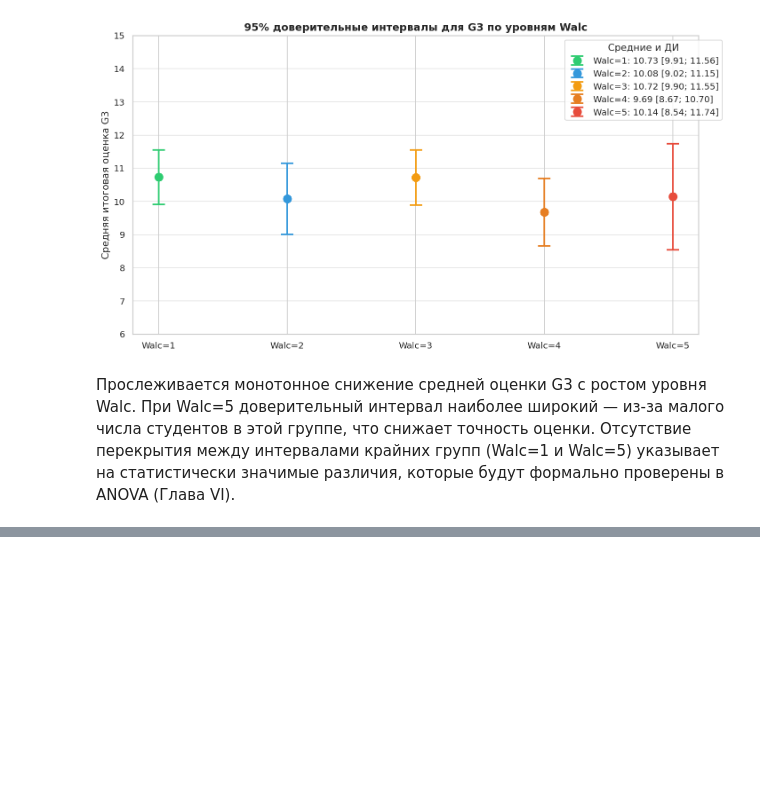
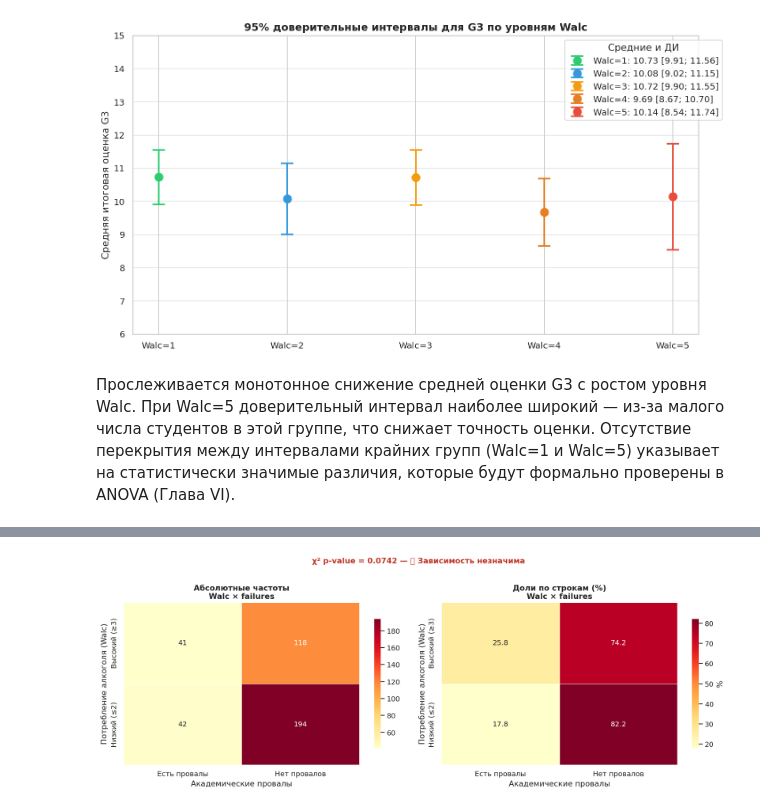
Before and after one commit to falcon-ov/msad-lab1, a Jupyter notebook: lab1.ipynb, the cells around one changed output, grey strips where cells are left out. Drawn from its saved outputs; the diff is of its cells as text; code cells hidden in the pictures; blank space fills up the shorter version.

```diff
--- a/lab1.ipynb
+++ b/lab1.ipynb
@@ -894,0 +1285,18 @@ plt.show()
+# %%
+# -------------------------------------------------------------
+# 5.1 Walc (высокий/низкий) × failures (есть/нет)
+# -------------------------------------------------------------
+
+df["Walc_bin"]     = df["Walc"].apply(
+    lambda x: "Высокий (≥3)" if x >= 3 else "Низкий (≤2)")
+df["failures_bin"] = df["failures"].apply(
+    lambda x: "Есть провалы" if x > 0 else "Нет провалов")
+
+ct_51, res_51, raw_51, p_51 = run_chi2(
+    "Walc_bin", "failures_bin",
+    "Walc (высокий/низкий)", "failures (есть/нет)",
+    "Таблица 11 — χ²: потребление алкоголя в выходные × академические провалы"
+)
+
+display(ct_51)
+display(res_51)
@@ -894,0 +1330,39 @@ plt.show()
+# %%
+# -------------------------------------------------------------
+# 5.2 Визуализация 5.1: heatmap таблицы сопряжённости
+# -------------------------------------------------------------
+
+fig, axes = plt.subplots(1, 2, figsize=(14, 5))
+
+# Heatmap абсолютных частот
+sns.heatmap(raw_51, annot=True, fmt="d", cmap="YlOrRd",
+            linewidths=0.5, linecolor="white",
+            cbar_kws={"shrink": 0.8}, ax=axes[0])
+axes[0].set_title("Абсолютные частоты\nWalc × failures",
+                  fontsize=12, fontweight="bold")
+axes[0].set_xlabel("Академические провалы")
+axes[0].set_ylabel("Потребление алкоголя (Walc)")
+
+# Heatmap процентов по строкам
+raw_51_pct = raw_51.div(raw_51.sum(axis=1), axis=0) * 100
+sns.heatmap(raw_51_pct, annot=True, fmt=".1f", cmap="YlOrRd",
+            linewidths=0.5, linecolor="white",
+            cbar_kws={"shrink": 0.8, "label": "%"},
+            ax=axes[1])
+axes[1].set_title("Доли по строкам (%)\nWalc × failures",
+                  fontsize=12, fontweight="bold")
+axes[1].set_xlabel("Академические провалы")
+axes[1].set_ylabel("Потребление алкоголя (Walc)")
+
+p_text = f"χ² p-value = {p_51:.4f} — " + \
+         ("✅ Зависимость значима" if p_51 < 0.05
+          else "❌ Зависимость незначима")
+fig.suptitle(p_text, fontsize=12,
+             color="#27ae60" if p_51 < 0.05 else "#c0392b",
+             fontweight="bold", y=1.02)
+
+plt.tight_layout()
+plt.savefig("chi2_walc_failures.png", bbox_inches="tight")
+plt.show()
+# %% [output]
+[figure, added]
```
Also changed, not shown: parts of 39 cells of this notebook, 6 other files.
